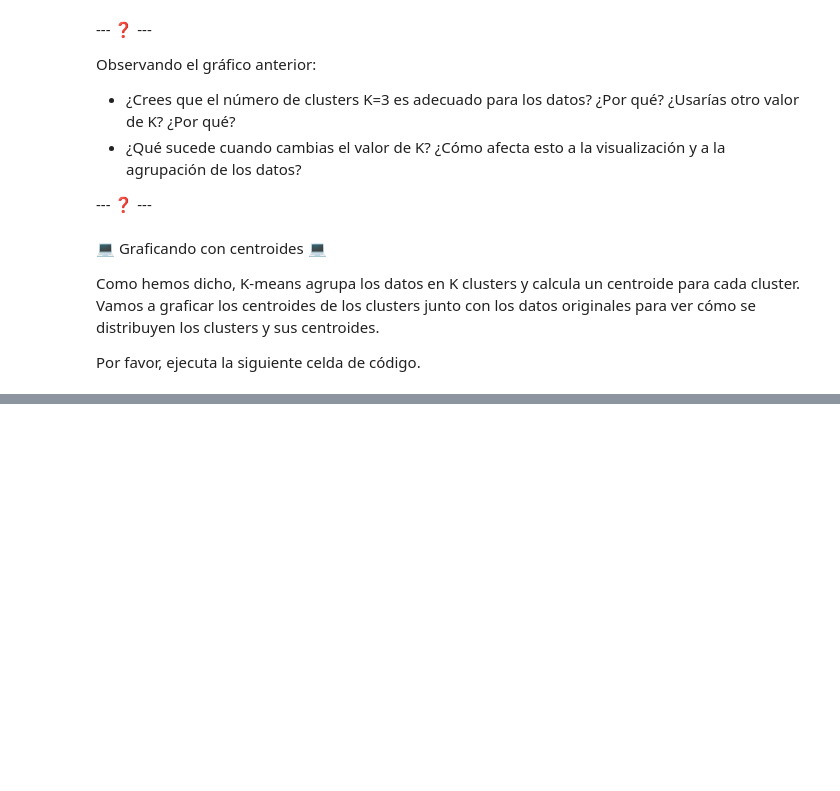
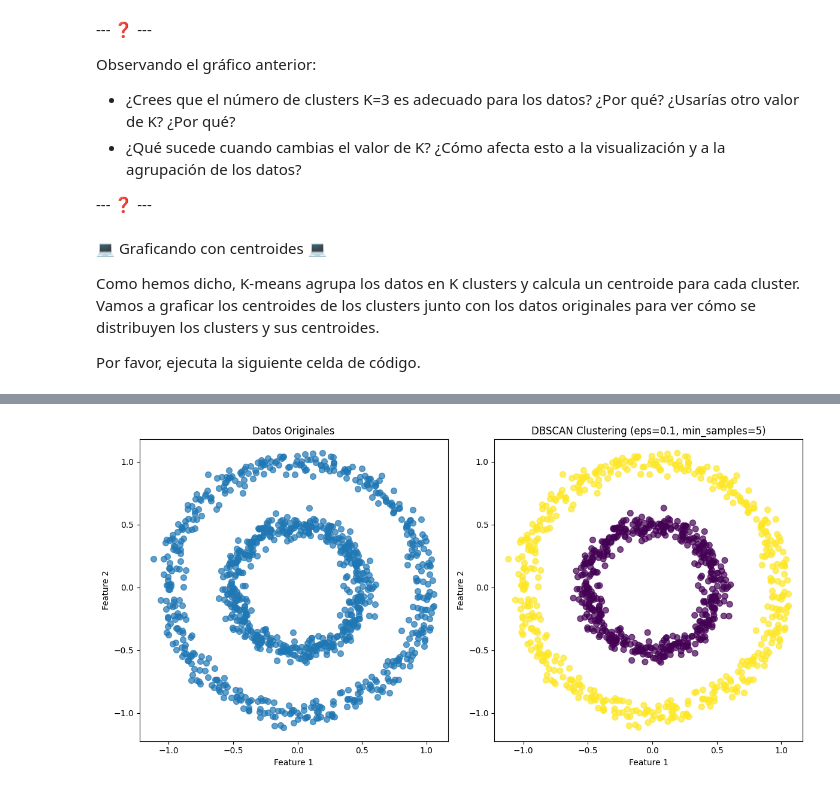
Before and after one commit to lucasbaldezzari/cdan, a Jupyter notebook: 2. Intro al ANS.ipynb, the cells around one changed output, grey strips where cells are left out. Cells and saved outputs as stored; diff of their text form; code cells hidden in the pictures; blank space fills up the shorter version.

```diff
--- a/2. Intro al ANS.ipynb
+++ b/2. Intro al ANS.ipynb
@@ -278,0 +382,4 @@ Observando el gráfico anterior:
+# %%
+showCirclesWithDBSCAN(figsize=(12,6))
+# %% [output]
+[figure, added]
```
Also changed, not shown: parts of 34 cells of this notebook, 1 other file.
